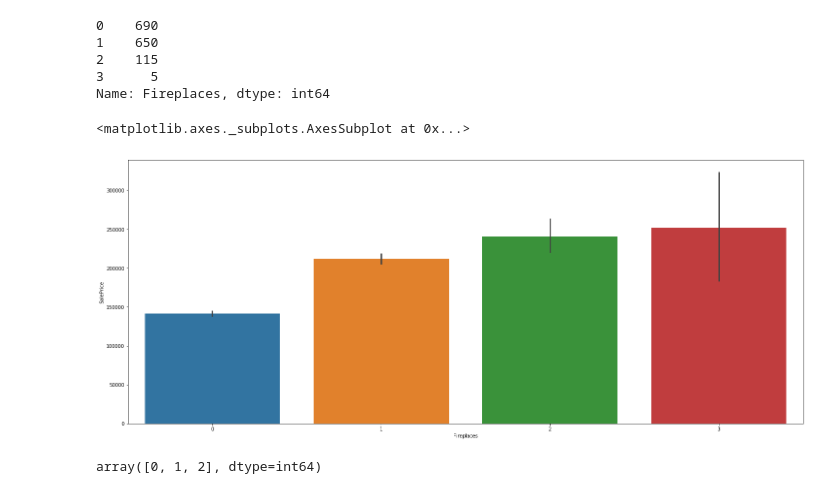
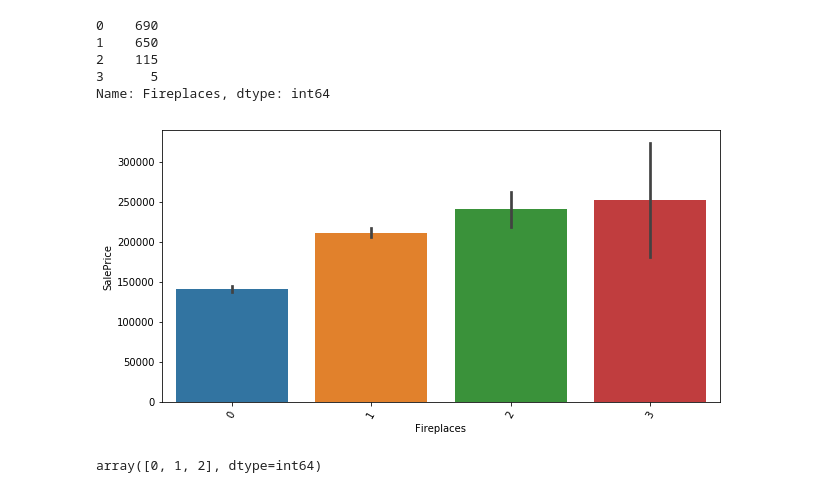
Before and after one commit to csy99/Kaggle, a Jupyter notebook: House Price.ipynb, the cells around one changed output. Drawn from its saved outputs; the diff is of its cells as text; code cells hidden in the pictures.

```diff
--- a/House Price.ipynb
+++ b/House Price.ipynb
@@ -75,2 +64,0 @@ plt.hist(train_df.SalePrice)
-# %%
-train_df['SalePriceBin'] = pd.qcut(train_df.SalePrice,5)
@@ -381,5 +343,3 @@ sns.barplot(x = train_df.YearRemodAdd, y = train_df.SalePrice)
 # %% [output]
 <matplotlib.axes._subplots.AxesSubplot at 0x...>
 [figure]
-# %%
-train_df["YearRemodBin"] = pd.cut(train_df["YearRemodAdd"], 6)
@@ -542,10 +480,10 @@ train_df.Fireplaces.value_counts()
 3      5
 Name: Fireplaces, dtype: int64
 # %%
-sns.barplot(x =train_df["Fireplaces"], y = train_df.SalePrice )
+# sns.barplot(x =train_df["Fireplaces"], y = train_df.SalePrice)
+barplot_increase(train_df.Fireplaces, train_df.SalePrice)
 # %% [output]
-<matplotlib.axes._subplots.AxesSubplot at 0x...>
-[figure, old version]
+[figure, new version]
 # %%
 train_df["Fireplaces2"] = train_df["Fireplaces"]
 train_df["Fireplaces2"] = train_df["Fireplaces2"].replace([3],2)
```
Also changed, not shown: parts of 71 cells of this notebook.
